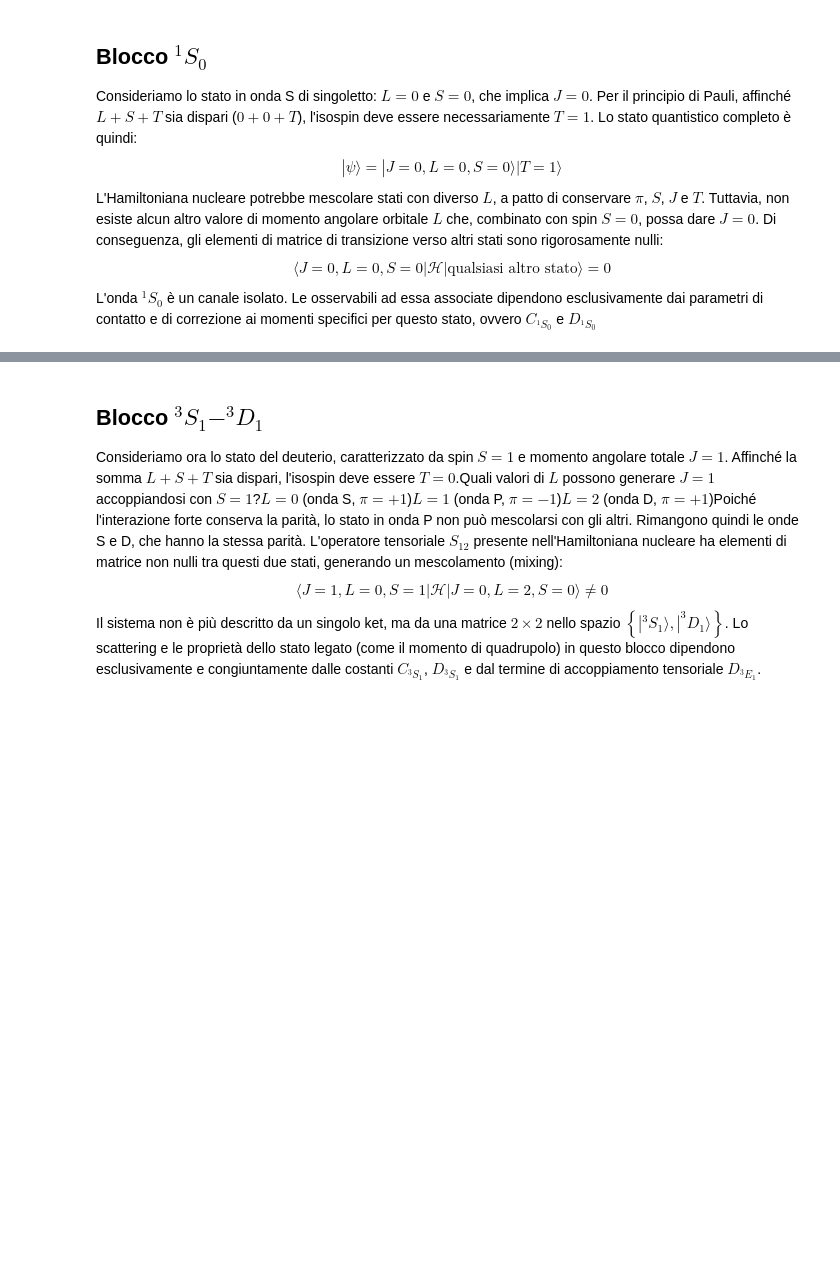
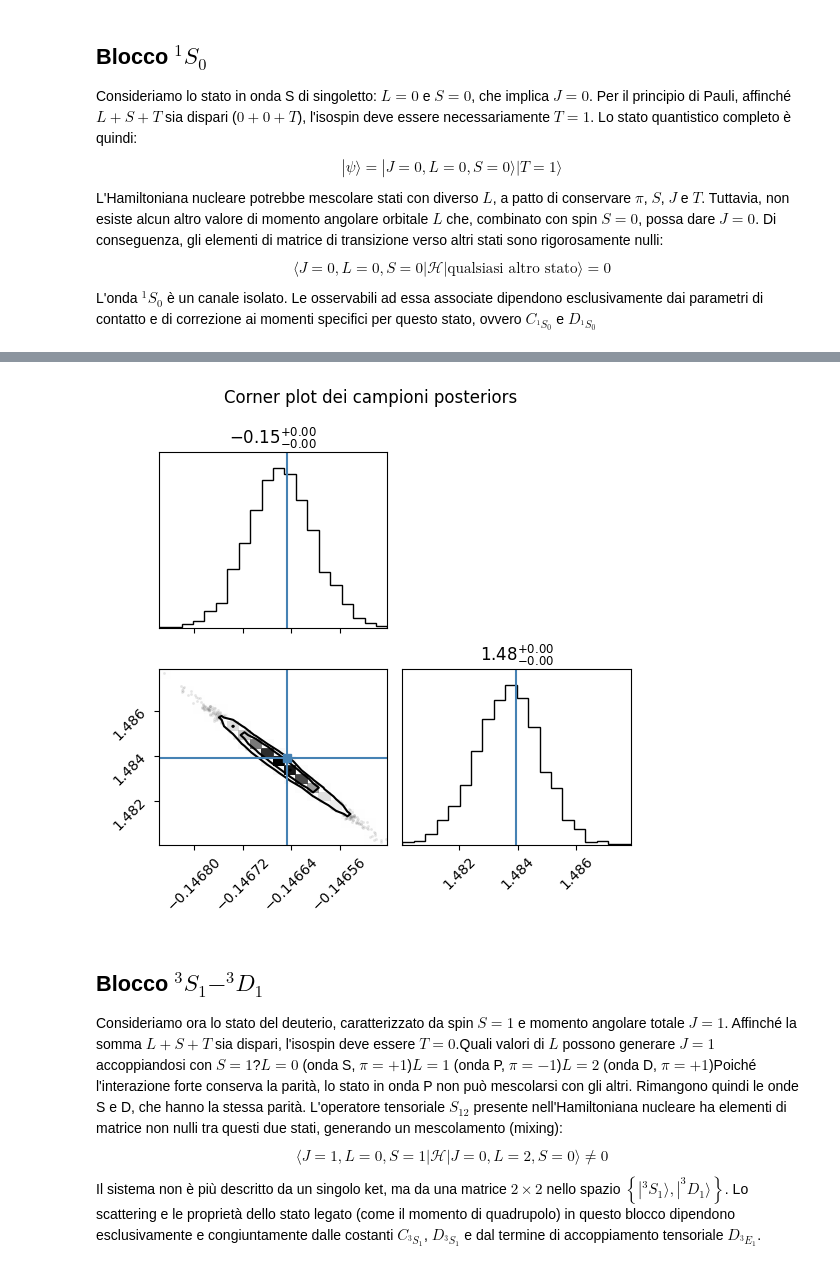
Before and after one commit to Lvetto/lmd_forza_nucleare, a Jupyter notebook: bayes_separato.ipynb, the cells around one changed output, grey strips where cells are left out. Saved outputs shown, nothing was run; the diff lists cells and outputs as text; code cells hidden in the pictures; blank space fills up the shorter version.

```diff
--- a/bayes_separato.ipynb
+++ b/bayes_separato.ipynb
@@ -172,5 +222,9 @@ plt.show()
 # %%
-corner.corner(sampler.get_chain(discard=0, thin=1, flat=True), labels=labels, show_titles=True)
+flat_clean_chain = clean_chain.reshape(-1, ndim)
+
+corner.corner(flat_clean_chain, show_titles=True, truths=[lec_values.nlo_lecs["C_1S0"], lec_values.nlo_lecs["D_1S0"]])
 plt.suptitle("Corner plot dei campioni posteriors")
 plt.tight_layout()
 plt.show()
+# %% [output]
+[figure, added]
```
Also changed, not shown: parts of 8 cells of this notebook, 1 other file.
